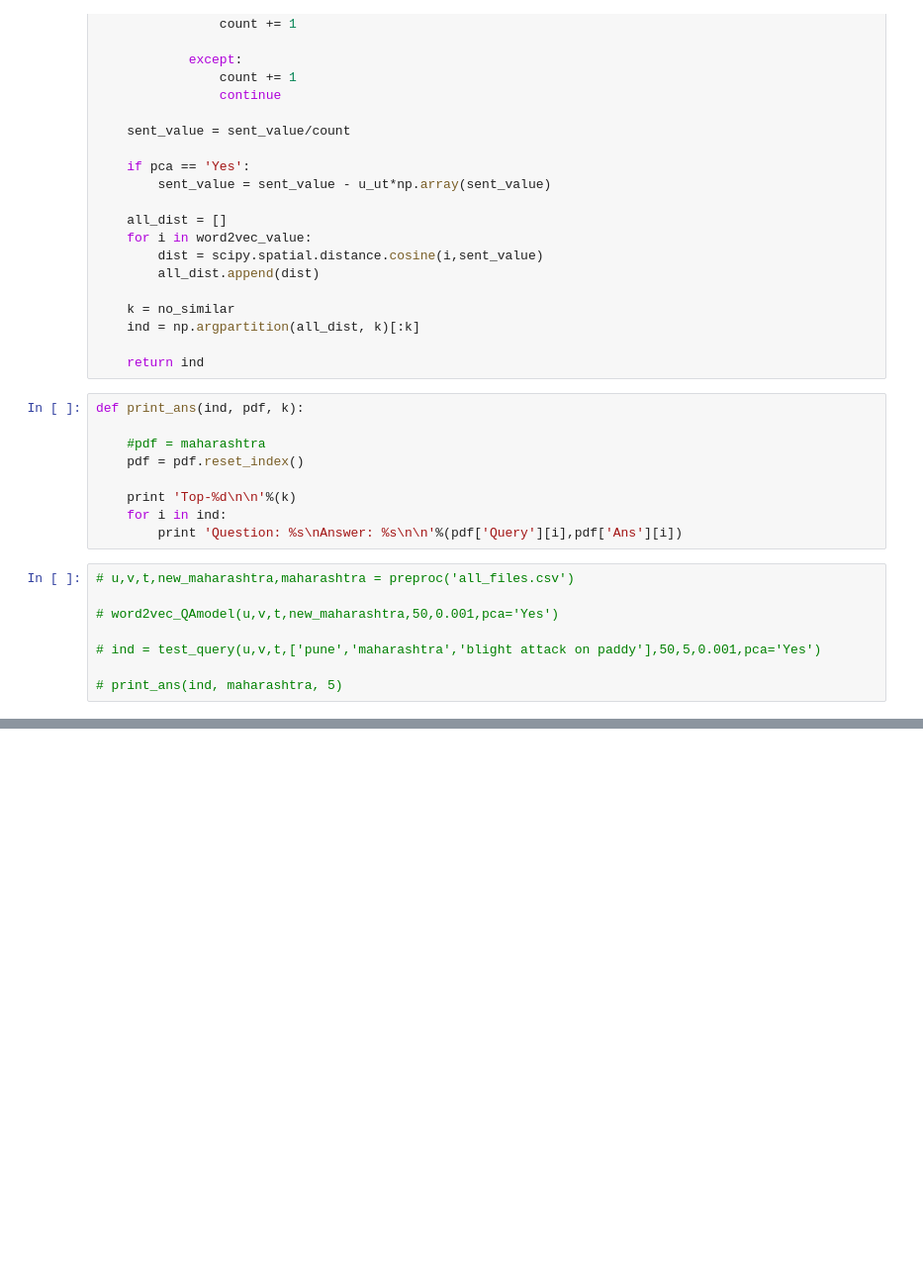
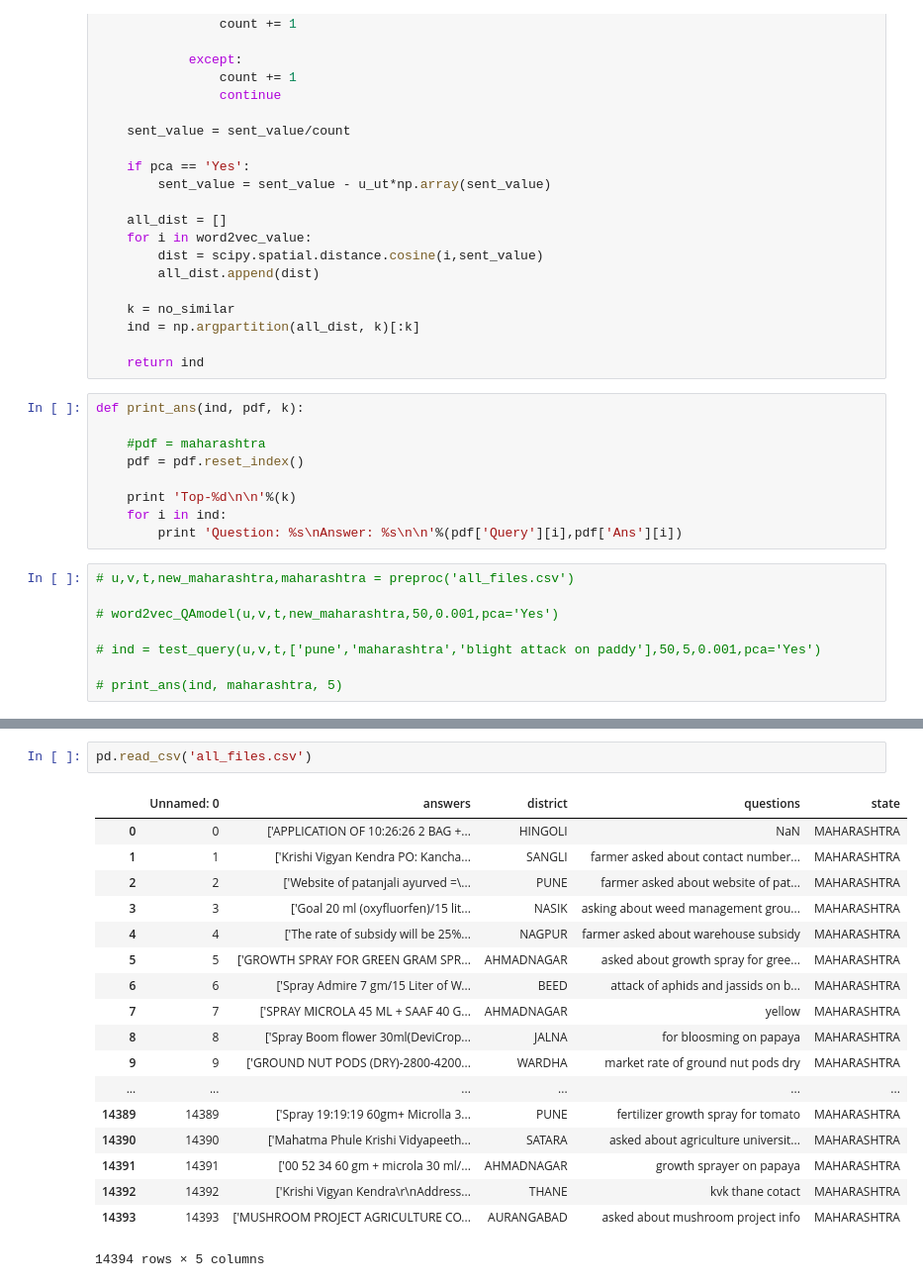
Before and after one commit to AgriChatbot/agriChatbot, a Jupyter notebook: MH-2017/word2vec_model.ipynb, the cells around one changed output, grey strips where cells are left out. Shown at 99% size. Drawn from its saved outputs; the diff is of its cells as text; blank space fills up the shorter version.

```diff
--- a/MH-2017/word2vec_model.ipynb
+++ b/MH-2017/word2vec_model.ipynb
@@ -170,0 +197,21 @@ def print_ans(ind, pdf, k):
+# %%
+pd.read_csv('all_files.csv')
+# %% [output]
+|  | Unnamed: 0 | answers | district | questions | state |
+| 0 | 0 | ['APPLICATION OF 10:26:26 2 BAG +... | HINGOLI | NaN | MAHARASHTRA |
+| 1 | 1 | ['Krishi Vigyan Kendra PO: Kancha... | SANGLI | farmer asked about contact number... | MAHARASHTRA |
+| 2 | 2 | ['Website of patanjali ayurved =\... | PUNE | farmer asked about website of pat... | MAHARASHTRA |
+| 3 | 3 | ['Goal 20 ml (oxyfluorfen)/15 lit... | NASIK | asking about weed management grou... | MAHARASHTRA |
+| 4 | 4 | ['The rate of subsidy will be 25%... | NAGPUR | farmer asked about warehouse subsidy | MAHARASHTRA |
+| 5 | 5 | ['GROWTH SPRAY FOR GREEN GRAM SPR... | AHMADNAGAR | asked about growth spray for gree... | MAHARASHTRA |
+| 6 | 6 | ['Spray Admire 7 gm/15 Liter of W... | BEED | attack of aphids and jassids on b... | MAHARASHTRA |
+| 7 | 7 | ['SPRAY MICROLA 45 ML + SAAF 40 G... | AHMADNAGAR | yellow | MAHARASHTRA |
+| 8 | 8 | ['Spray Boom flower 30ml(DeviCrop... | JALNA | for bloosming on papaya | MAHARASHTRA |
+| 9 | 9 | ['GROUND NUT PODS (DRY)-2800-4200... | WARDHA | market rate of ground nut pods dry | MAHARASHTRA |
+| ... | ... | ... | ... | ... | ... |
+| 14389 | 14389 | ['Spray 19:19:19 60gm+ Microlla 3... | PUNE | fertilizer growth spray for tomato | MAHARASHTRA |
+| 14390 | 14390 | ['Mahatma Phule Krishi Vidyapeeth... | SATARA | asked about agriculture universit... | MAHARASHTRA |
+| 14391 | 14391 | ['00 52 34 60 gm + microla 30 ml/... | AHMADNAGAR | growth sprayer on papaya | MAHARASHTRA |
+| 14392 | 14392 | ['Krishi Vigyan Kendra\r\nAddress... | THANE | kvk thane cotact | MAHARASHTRA |
+| 14393 | 14393 | ['MUSHROOM PROJECT AGRICULTURE CO... | AURANGABAD | asked about mushroom project info | MAHARASHTRA |
+14394 rows × 5 columns
```
Also changed, not shown: parts of 2 cells of this notebook, 12 other files.
